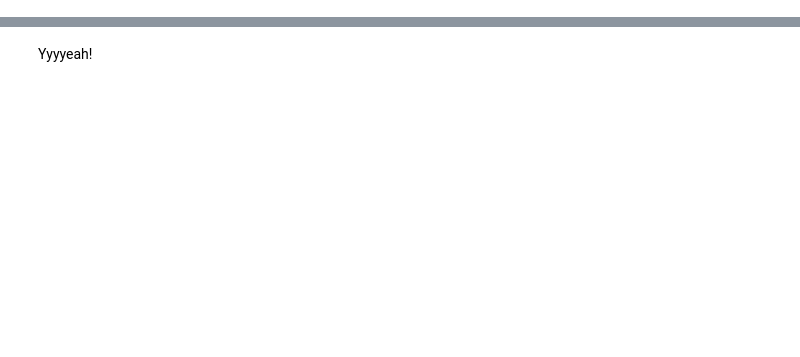
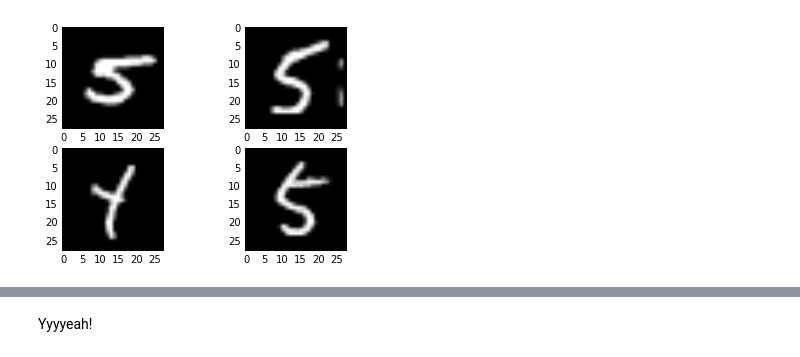
Before and after one commit to AnatoliiPotapov/MNIST-EWC, a Jupyter notebook: notebooks/mnist_digits.ipynb, the cells around one changed output, grey strips where cells are left out. Drawn from its saved outputs; the diff is of its cells as text; code cells hidden in the pictures; blank space fills up the shorter version.

```diff
--- a/notebooks/mnist_digits.ipynb
+++ b/notebooks/mnist_digits.ipynb
@@ -16,0 +29,4 @@ h.plot(digits.batches[0].next()[0])
+# %%
+h.plot(digits.batches[2].next()[0])
+# %% [output]
+[figure, added]
```
Also changed, not shown: parts of 28 cells of this notebook, 3 other files.
